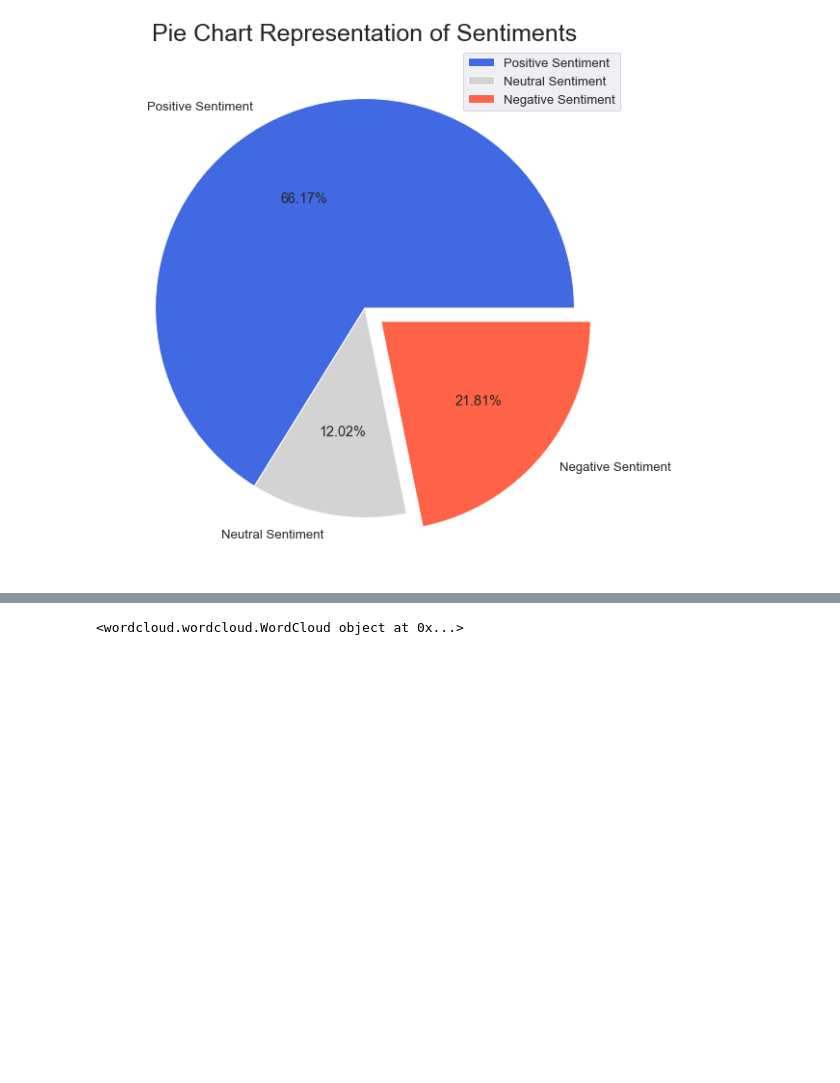
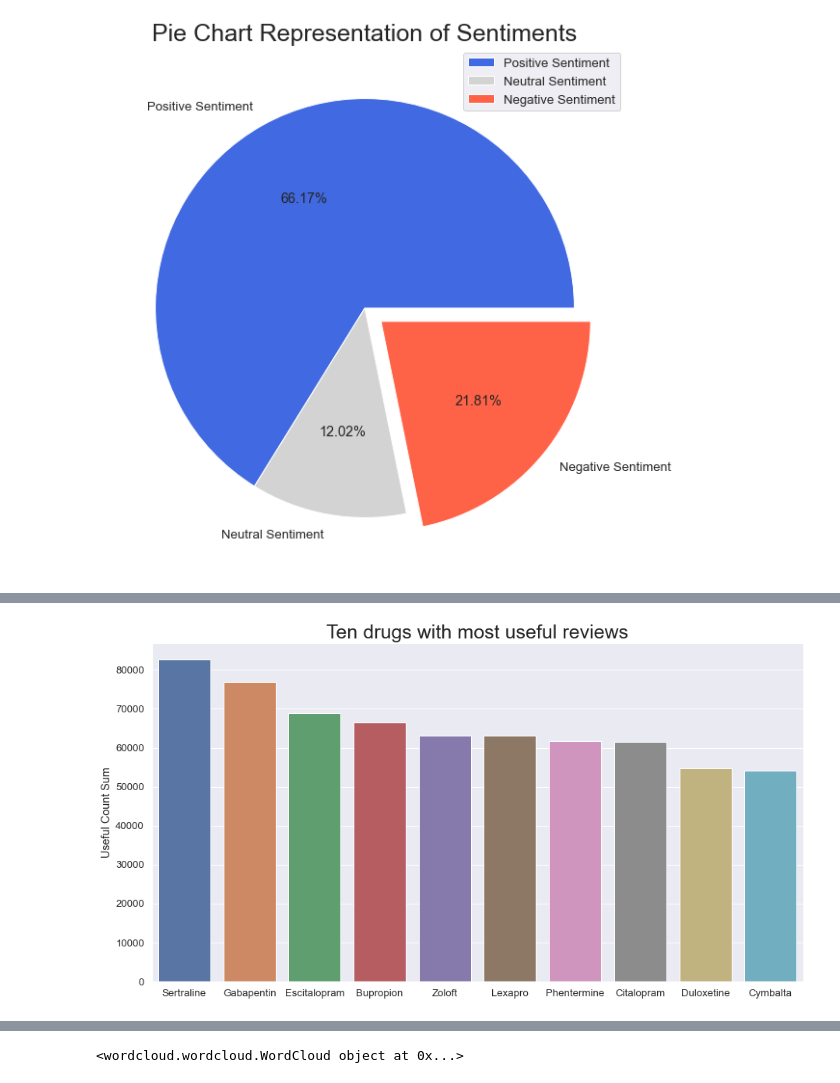
Before and after one commit to Cpizzle1/drug_sentiment_analysis, a Jupyter notebook: notebooks/eda.ipynb, the cells around one changed output, grey strips where cells are left out. Drawn from its saved outputs; the diff is of its cells as text; code cells hidden in the pictures; blank space fills up the shorter version.

Commit message:
more images and readme updated

```diff
--- a/notebooks/eda.ipynb
+++ b/notebooks/eda.ipynb
@@ -241,0 +288,3 @@ plt.show()
+# %%
+tes1 = data2.groupby(by= ['drugName']).sum()
+# df.groupby(by=["b"], dropna=False).sum()
@@ -241,0 +308,7 @@ plt.show()
+# %%
+# tes1.value_counts().sort_values()
+fontdict = {'fontsize':25}
+ax1 = sns.barplot(x='drugName',y = 'usefulCount')
+
+# ax.set_xticklabels(rotation=90)
+plt.setp(ax.get_xticklabels(), rotation=90)
@@ -241,0 +354,4 @@ plt.show()
+# %%
+df8= tes1.usefulCount.sort_values(ascending = False)[:10]
+# %%
+df9 =df8.reset_index()
@@ -241,0 +367,8 @@ plt.show()
+# %%
+ax3 = sns.barplot(x='drugName', y='usefulCount', data=df9)
+ax3.set_title('Ten drugs with most useful reviews', fontdict = fontdict)
+ax3.set_ylabel("Useful Count Sum")
+ax3.set_xlabel("")
+plt.savefig('most_useful_counts.png')
+# %% [output]
+[figure, added]
```
Also changed, not shown: parts of 17 cells of this notebook, 5 other files.
